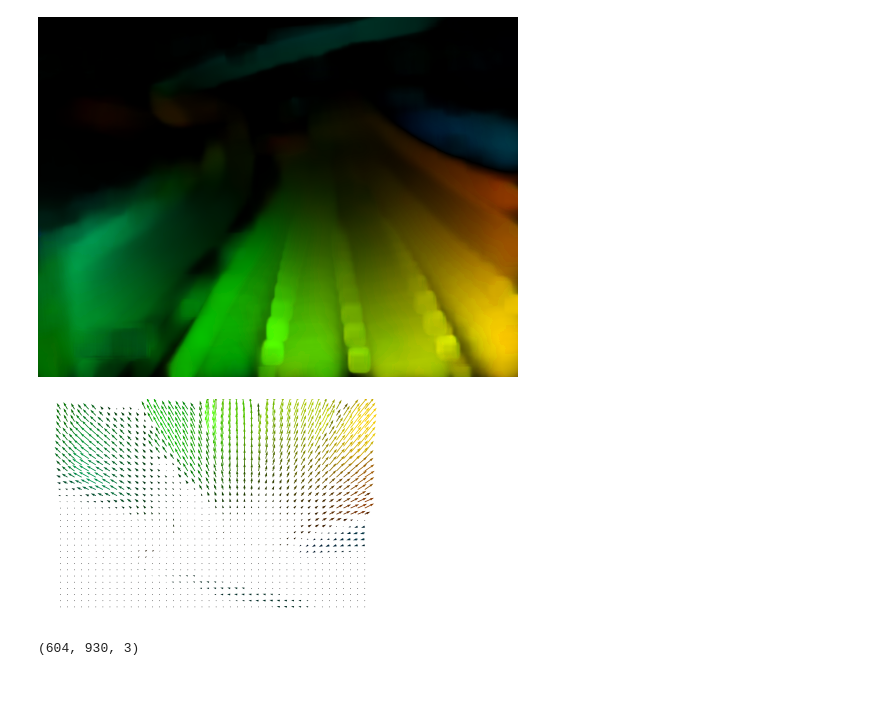
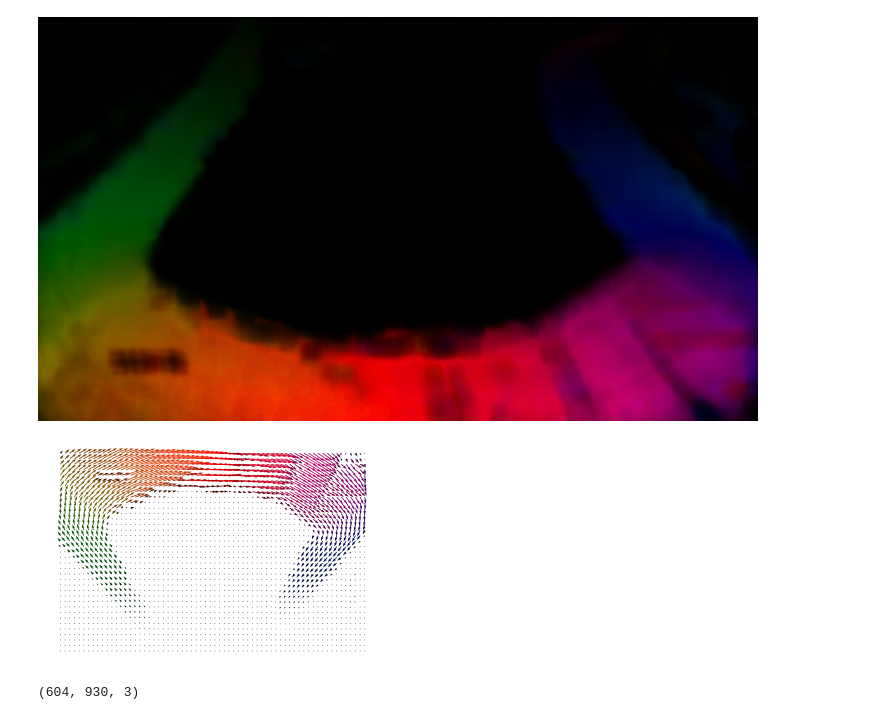
Before and after one commit to quirky-coder/Crowd-Movement-Segmentation-from-Video-Footage, a Jupyter notebook: DIP_Project.ipynb, the cells around one changed output. Saved outputs shown, nothing was run; the diff lists cells and outputs as text; code cells hidden in the pictures; blank space fills up the shorter version.

```diff
--- a/DIP_Project.ipynb
+++ b/DIP_Project.ipynb
@@ -8,7 +8,7 @@ from google.colab.patches import cv2_imshow
 
 # The video feed is read in as
 # a VideoCapture object
-cap = cv.VideoCapture("/content/701-111_l.mov")
+cap = cv.VideoCapture("/content/3687-18_70.mov")
 
 # calculating the no. of frames
 length = int(cap.get(cv.CAP_PROP_FRAME_COUNT))
@@ -58,34 +58,34 @@ while (cap.isOpened()):
     # Updates previous frame
     prev_gray = gray
 
 
     # Frames are read by intervals of 1 millisecond. The
     # programs breaks out of the while loop when the
     # user presses the 'q' key
     if cv.waitKey(1) & 0xFF == ord('q'):
         break
 
 streak_flow = streak_flow/length
 
 # Computes the magnitude and angle of the 2D vectors
 magnitude, angle = cv.cartToPolar(streak_flow[..., 0], streak_flow[..., 1])
 
 
 mask[..., 0] = angle * 180 / np.pi / 2
 
 mask[..., 2] = cv.normalize(magnitude, None, 0, 255, cv.NORM_MINMAX)
 
 # Converts HSV to RGB (BGR) color representation
 rgb = cv.cvtColor(mask, cv.COLOR_HSV2BGR)
 
 cv2_imshow(rgb)
 
 # The following frees up resources and
 # closes all windows
 cap.release()
 cv.destroyAllWindows()
 # %% [output]
-[figure, old version]
+[figure, new version]
 # %%
 import matplotlib.pyplot as plt
 import matplotlib.colors
@@ -146,7 +146,7 @@ plt.show()
 # ax.set_title('Quiver plot')
 # plt.show()
 # %% [output]
-[figure, old version]
+[figure, new version]
 # %%
 #Flipping the image across x axis
 
```
Also changed, not shown: parts of 7 cells of this notebook.
